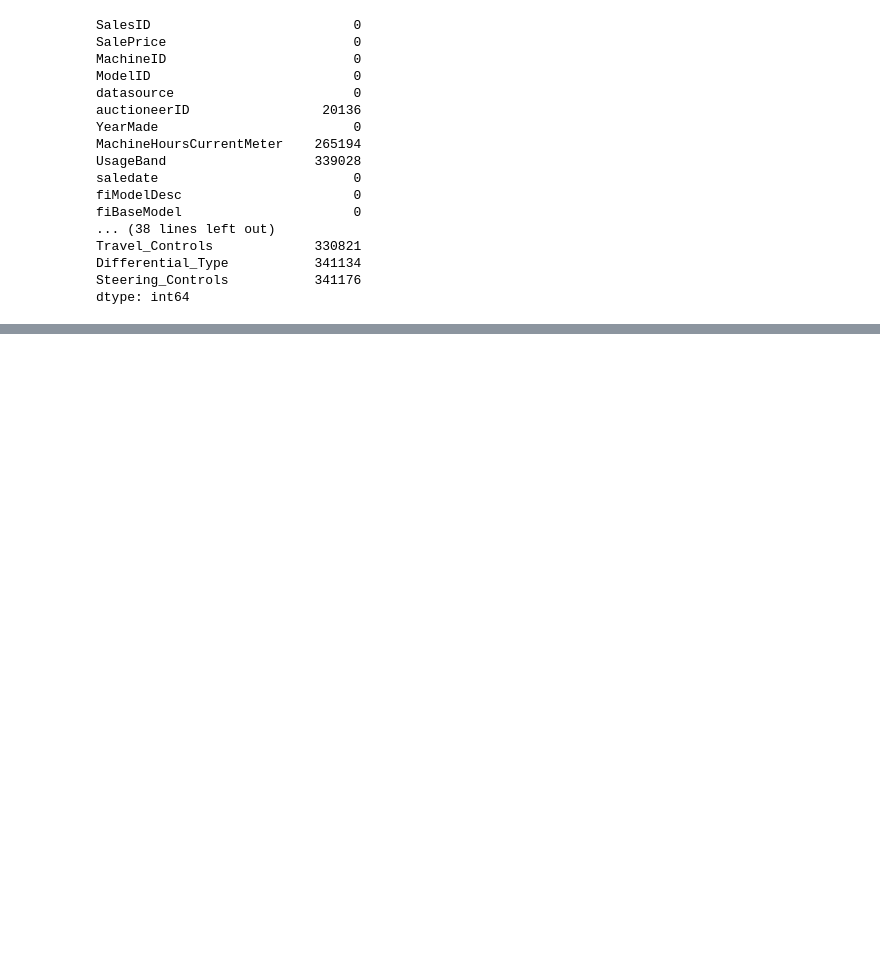
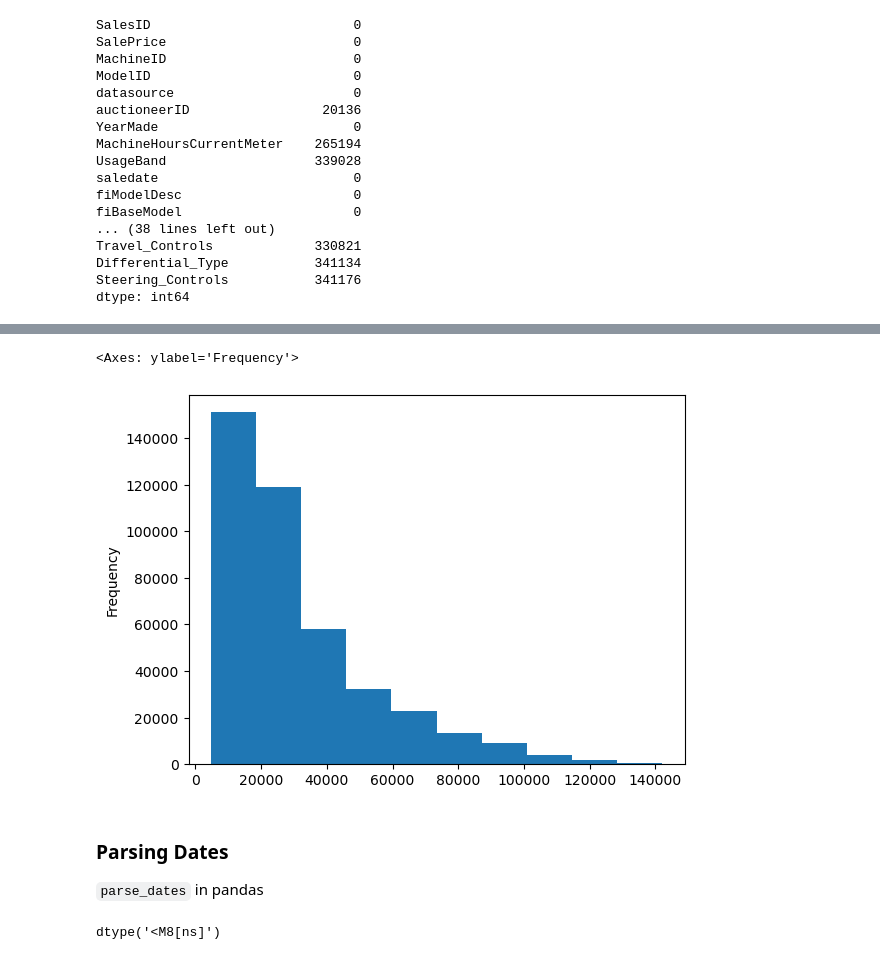
Before and after one commit to shrinidhib/sales-price-prediction, a Jupyter notebook: bulldozer-price-regression.ipynb, the cells around one changed output, grey strips where cells are left out. Cells and saved outputs as stored; diff of their text form; code cells hidden in the pictures; blank space fills up the shorter version.

Commit message:
Data Exploration - parsing dates

```diff
--- a/bulldozer-price-regression.ipynb
+++ b/bulldozer-price-regression.ipynb
@@ -73,0 +77,8 @@ ax.scatter(df["saledate"][:1000], df['SalePrice'][:1000], c)
+# %%
+df.SalePrice.plot.hist()
+# %% [output]
+<Axes: ylabel='Frequency'>
+[figure, added]
+# %% [markdown]
+### Parsing Dates
+`parse_dates` in pandas
@@ -73,0 +89,4 @@ ax.scatter(df["saledate"][:1000], df['SalePrice'][:1000], c)
+# %%
+df.saledate.dtype
+# %% [output]
+dtype('<M8[ns]')
```
Also changed, not shown: parts of 3 cells of this notebook.
